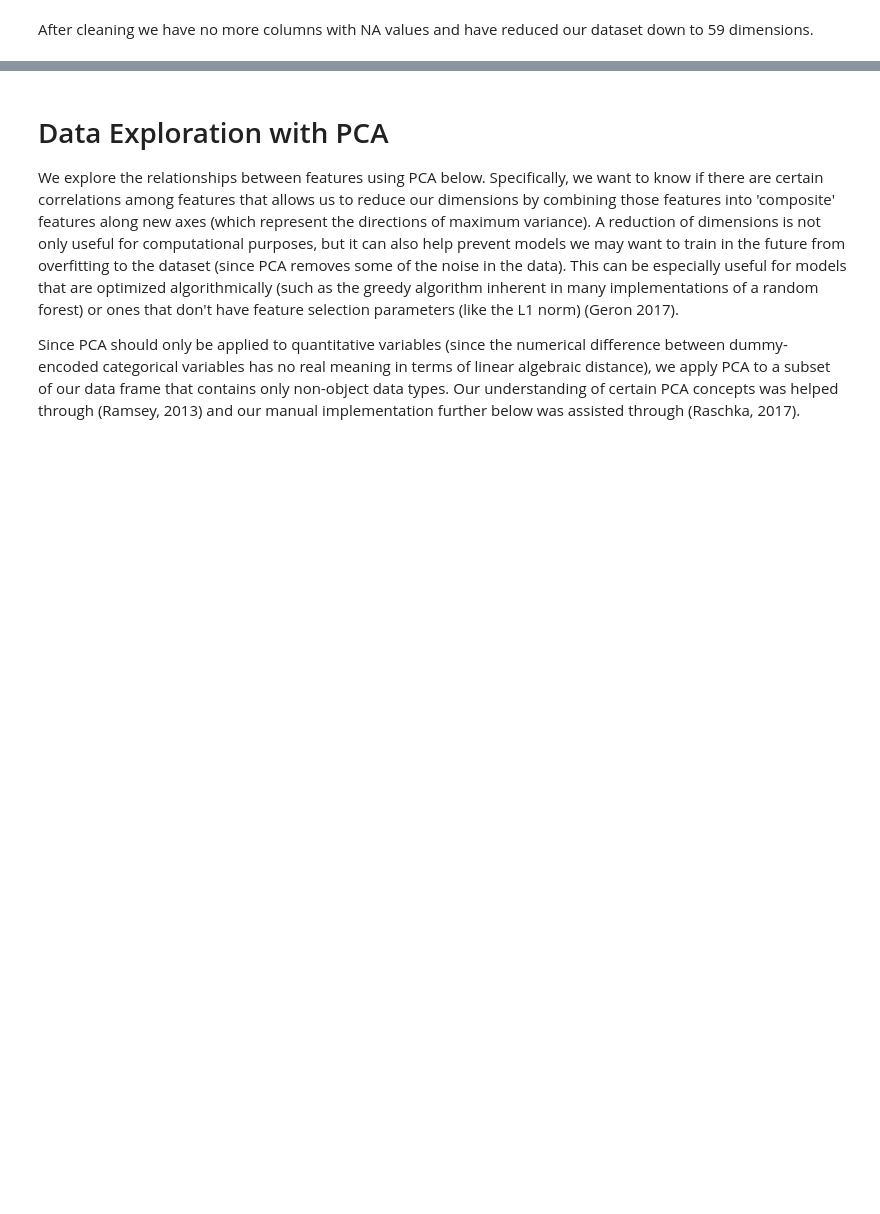
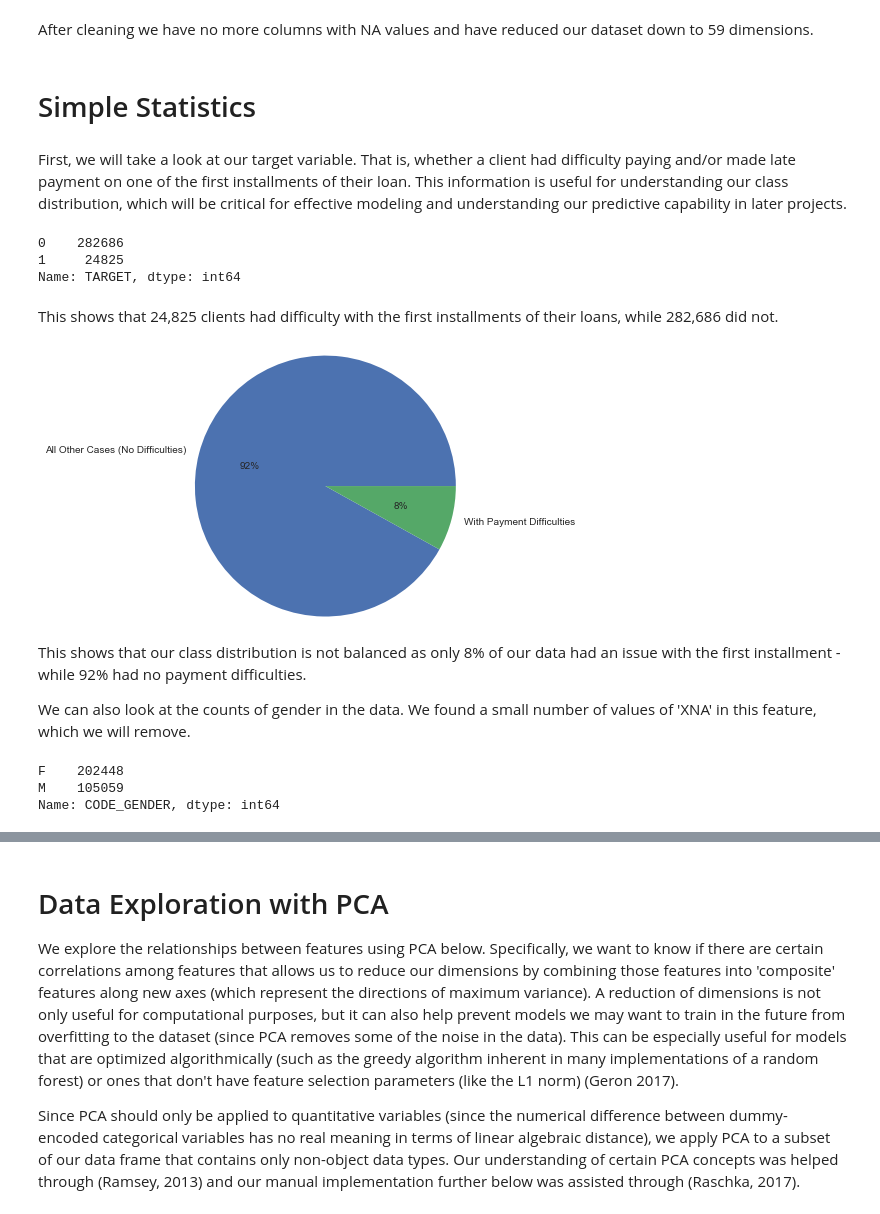
Before and after one commit to mihir787/data_mining_project1, a Jupyter notebook: cleaning_test_data.ipynb, the cells around one changed output, grey strips where cells are left out. Saved outputs shown, nothing was run; the diff lists cells and outputs as text; code cells hidden in the pictures; blank space fills up the shorter version.

```diff
--- a/cleaning_test_data.ipynb
+++ b/cleaning_test_data.ipynb
@@ -364,2 +283,34 @@ memory usage: 138.4+ MB
 # %% [markdown]
 After cleaning we have no more columns with NA values and have reduced our dataset down to 59 dimensions.
+# %% [markdown]
+# Simple Statistics
+# %% [markdown]
+First, we will take a look at our target variable. That is, whether a client had difficulty paying and/or made late payment on one of the first installments of their loan. This information is useful for understanding our class distribution, which will be critical for effective modeling and understanding our predictive capability in later projects.
+# %%
+df_target_count = df['TARGET'].value_counts() # calculate counts of 1, 0 in TARGET
+df_target_count # print counts
+# %% [output]
+0    282686
+1     24825
+Name: TARGET, dtype: int64
+# %% [markdown]
+This shows that 24,825 clients had difficulty with the first installments of their loans, while 282,686 did not.
+# %%
+pie_labels = ['All Other Cases (No Difficulties)','With Payment Difficulties']
+plt.axis("equal")
+plt.pie(df_target_count, labels=pie_labels, radius=1.5, autopct='%0.0f%%')
+plt.show()
+# %% [output]
+[figure, added]
+# %% [markdown]
+This shows that our class distribution is not balanced as only 8% of our data had an issue with the first installment - while 92% had no payment difficulties.
+
+We can also look at the counts of gender in the data. We found a small number of values of 'XNA' in this feature, which we will remove.
+# %%
+df2 = df[df['CODE_GENDER'] != 'XNA']  # this removes 4 instances of a value called "XNA" in CODE_GENDER
+df_gender_count = df2['CODE_GENDER'].value_counts()   # calculate counts of values in CODE_GENDER
+df_gender_count # print counts
+# %% [output]
+F    202448
+M    105059
+Name: CODE_GENDER, dtype: int64
```
Also changed, not shown: parts of 64 cells of this notebook.
